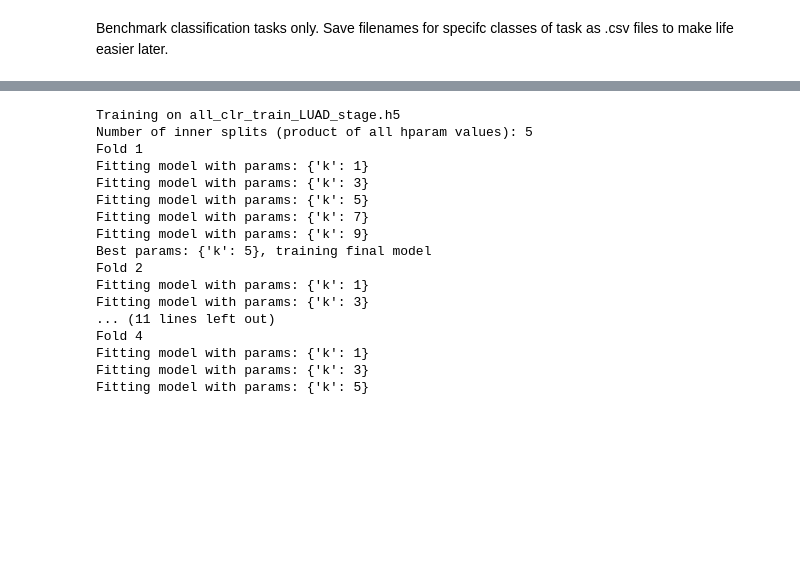
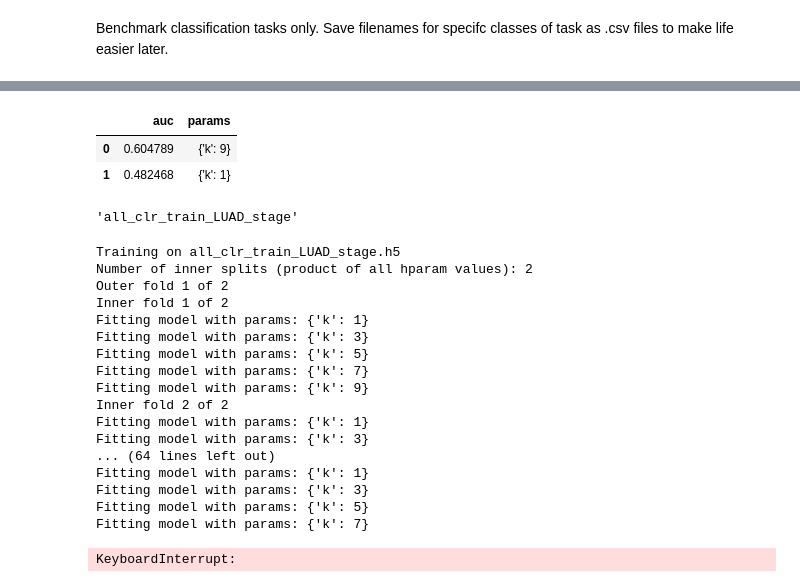
Before and after one commit to notreallyme2/tx-metalearning, a Jupyter notebook: knn_baseline.ipynb, the cells around one changed output, grey strips where cells are left out. Drawn from its saved outputs; the diff is of its cells as text; code cells hidden in the pictures; blank space fills up the shorter version.

Commit message:
Working KNN CLI and KNN results

```diff
--- a/knn_baseline.ipynb
+++ b/knn_baseline.ipynb
@@ -37,7 +40,6 @@ Benchmark classification tasks only. Save filenames for specifc classes of task
 # %%
 tcga_classification_tasks = pd.read_csv("tcga_classification_tasks.csv")
 # %%
-results = []
-best_params = []
 hparams = dict()
-hparams['k'] = [1, 3, 5, 7, 9]
+# hparams['k'] = [1, 3, 5, 7, 9]
+hparams['k'] = [1, 9]
@@ -43,0 +54,10 @@ hparams['k'] = [1, 3, 5, 7, 9]
+# %%
+f = tcga_classification_tasks.iloc[0,0]
+dataset_path = DATA_PATH/"tasks_all_clr"/f
+keys = hdf_keys(dataset_path)
+test_data = {key : pd.read_hdf(dataset_path, key = key) for key in keys}
+def model(params):
+    return KNN(n_neighbors=params['k'], n_jobs=-1)
+nestedCV = resampling.NestedCV(model, hparams, 2, 2)
+performance, params = nestedCV.train(test_data['/expression'], test_data['/labels'])
+final_performance = np.mean(performance)
@@ -44,3 +83,16 @@ hparams['k'] = [1, 3, 5, 7, 9]
+# %%
+results = pd.DataFrame([performance, params]).transpose()
+results.columns = ["auc", "params"]
+# %%
+results
+# %% [output]
+|  | auc | params |
+| 0 | 0.604789 | {'k': 9} |
+| 1 | 0.482468 | {'k': 1} |
+# %%
+dataset_path.stem
+# %% [output]
+'all_clr_train_LUAD_stage'
 # %%
 for f in tcga_classification_tasks['filename']:
     print(f"Training on {f}")
@@ -49,28 +101,28 @@ for f in tcga_classification_tasks['filename']:
     test_data = {key : pd.read_hdf(dataset_path, key = key) for key in keys}
     def model(params):
         return KNN(n_neighbors=params['k'], n_jobs=-1)
-    nestedCV = NestedCV(model, hparams)
+    nestedCV = resampling.NestedCV(model, hparams, 2, 2)
     performance, params = nestedCV.train(test_data['/expression'], test_data['/labels'])
     final_performance = np.mean(performance)
     print(f"Final average model performance: {final_performance}")
     results.append(final_performance)
     best_params.append(params)
-pd.DataFrame(results, columns=["results"]).to_csv("tcga_classification_tasks_results.csv", index=False)
 # %% [output]
 Training on all_clr_train_LUAD_stage.h5
-Number of inner splits (product of all hparam values): 5
-Fold 1
+Number of inner splits (product of all hparam values): 2
+Outer fold 1 of 2
+Inner fold 1 of 2
 Fitting model with params: {'k': 1}
 Fitting model with params: {'k': 3}
 Fitting model with params: {'k': 5}
 Fitting model with params: {'k': 7}
 Fitting model with params: {'k': 9}
-Best params: {'k': 5}, training final model
-Fold 2
+Inner fold 2 of 2
 Fitting model with params: {'k': 1}
 Fitting model with params: {'k': 3}
-... (11 lines left out)
-Fold 4
+... (64 lines left out)
 Fitting model with params: {'k': 1}
 Fitting model with params: {'k': 3}
 Fitting model with params: {'k': 5}
+Fitting model with params: {'k': 7}
+KeyboardInterrupt:
```
Also changed, not shown: parts of 7 cells of this notebook, 4 other files.
